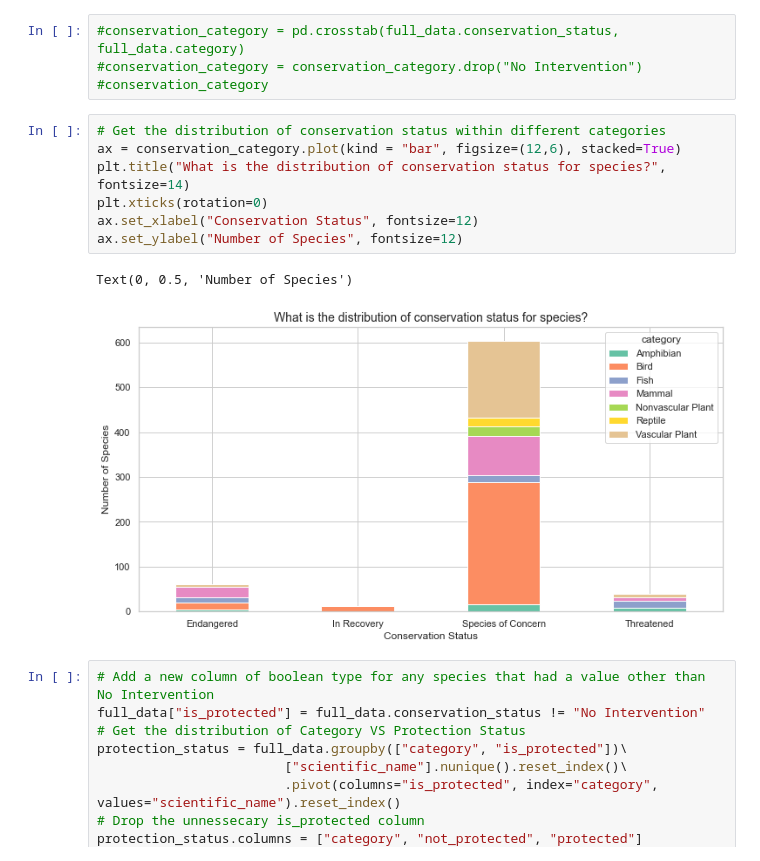
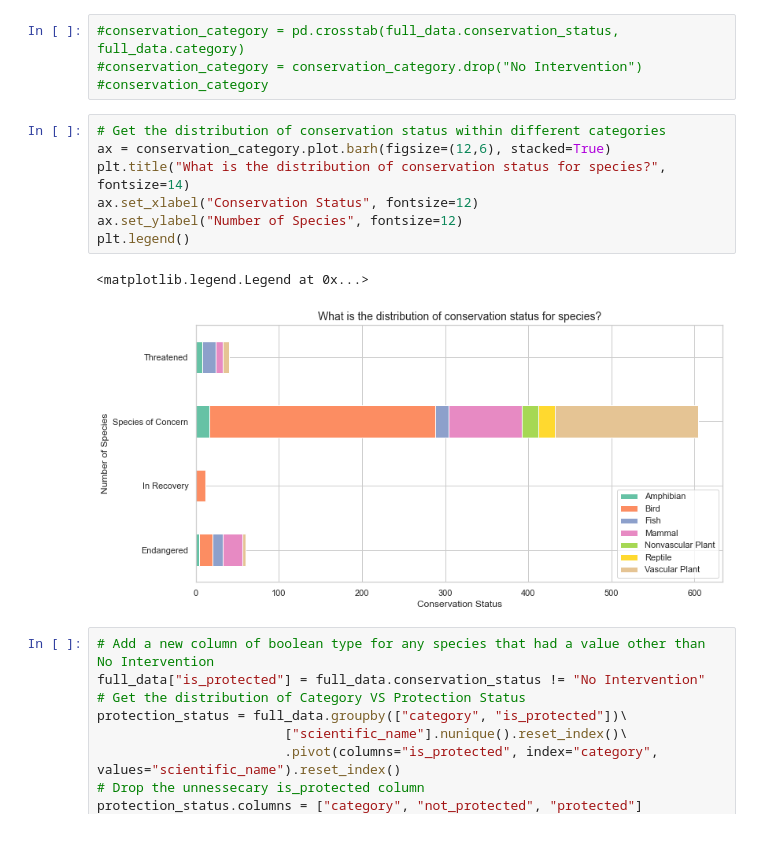
Before and after one commit to soyuz108/Visualization.-Biodiversity, a Jupyter notebook: viz_biodiversity.ipynb, the cells around one changed output. Cells and saved outputs as stored; diff of their text form.

```diff
--- a/viz_biodiversity.ipynb
+++ b/viz_biodiversity.ipynb
@@ -260,14 +260,14 @@ conservation_category
 #conservation_category
 # %%
 # Get the distribution of conservation status within different categories
-ax = conservation_category.plot(kind = "bar", figsize=(12,6), stacked=True)
+ax = conservation_category.plot.barh(figsize=(12,6), stacked=True)
 plt.title("What is the distribution of conservation status for species?", fontsize=14)
-plt.xticks(rotation=0)
 ax.set_xlabel("Conservation Status", fontsize=12)
 ax.set_ylabel("Number of Species", fontsize=12)
+plt.legend()
 # %% [output]
-Text(0, 0.5, 'Number of Species')
+<matplotlib.legend.Legend at 0x...>
-[figure, old version]
+[figure, new version]
 # %%
 # Add a new column of boolean type for any species that had a value other than No Intervention
 full_data["is_protected"] = full_data.conservation_status != "No Intervention"
```
